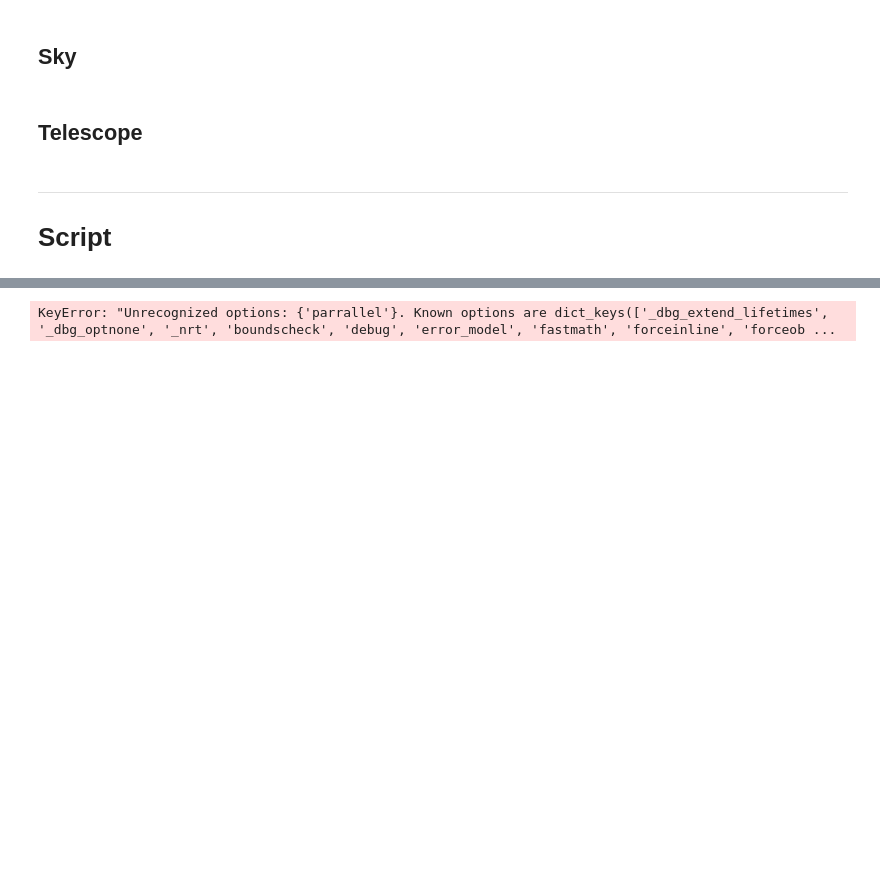
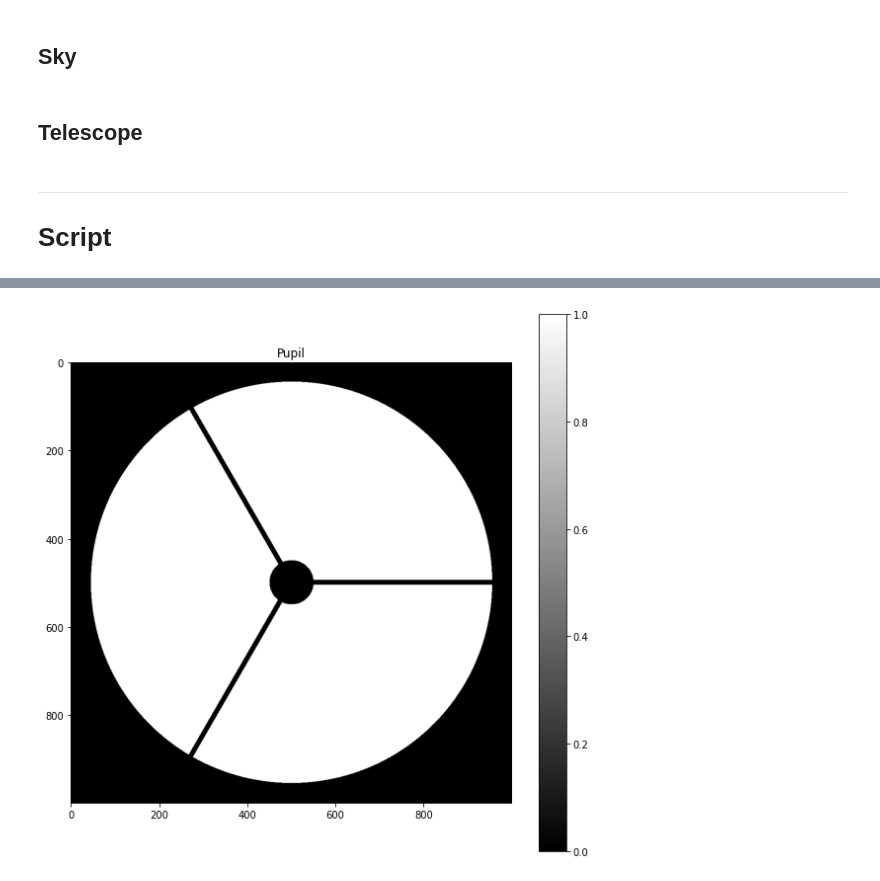
Before and after one commit to LeiRoF/Sextractor-driven-by-Machine-Learning, a Jupyter notebook: main.ipynb, the cells around one changed output, grey strips where cells are left out. Drawn from its saved outputs; the diff is of its cells as text; code cells hidden in the pictures; blank space fills up the shorter version.

```diff
--- a/main.ipynb
+++ b/main.ipynb
@@ -52,9 +38,5 @@ plt.show()
 # %%
-pupil = Pupil.create(N, pupil_radius, obstruction_radius, arms_count, arms_size, arms_angle)
-
-plt.pcolor(range(N),range(N),pupil, shading='auto', cmap="gray")
-plt.colorbar()
-plt.title("Pupil")
-plt.show()
+pupil = Pupil(N, pupil_radius, obstruction_radius, arms_count, arms_size, arms_angle)
+pupil.show()
 # %% [output]
-KeyError: "Unrecognized options: {'parrallel'}. Known options are dict_keys(['_dbg_extend_lifetimes', '_dbg_optnone', '_nrt', 'boundscheck', 'debug', 'error_model', 'fastmath', 'forceinline', 'forceob ...
+[figure, added]
```
Also changed, not shown: parts of 11 cells of this notebook, 10 other files.
